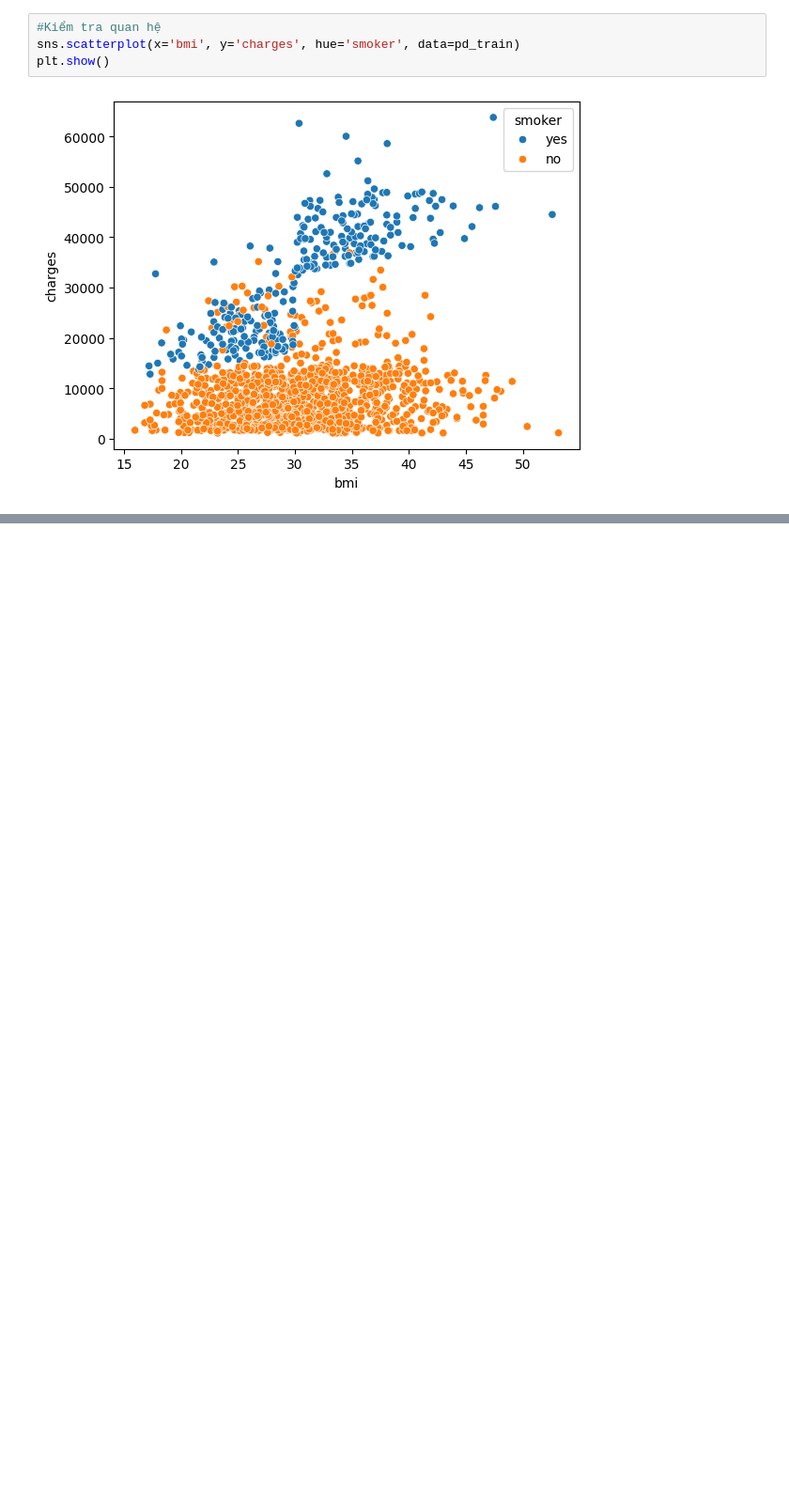
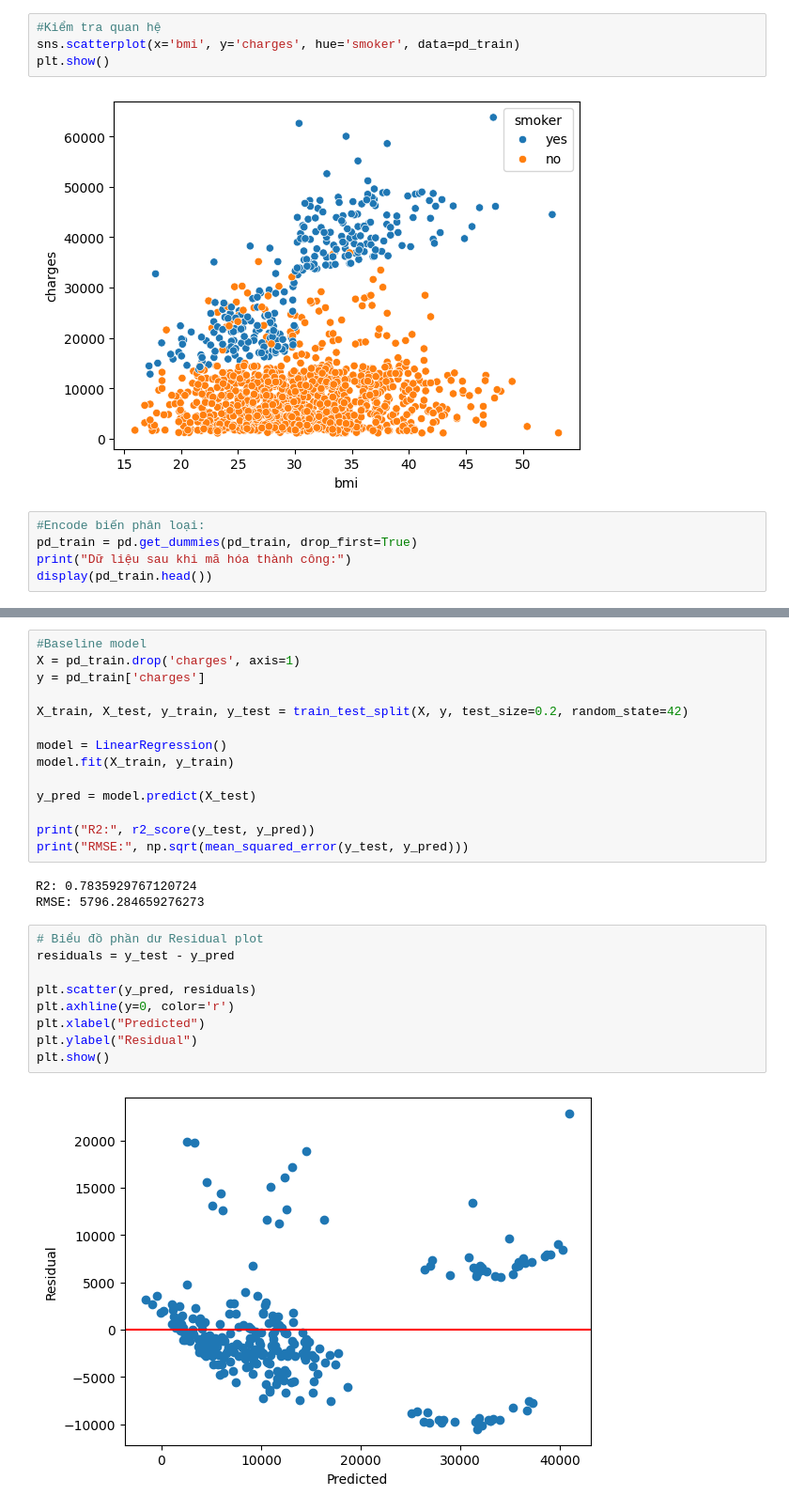
Before and after one commit to thuynguyenhuit/hocsau, a Jupyter notebook: Phan_tich_hoi_quy_tuyen_tinh_Insurance.ipynb, the cells around one changed output, grey strips where cells are left out. Shown at 94% size. Saved outputs shown, nothing was run; the diff lists cells and outputs as text; blank space fills up the shorter version.

```diff
--- a/Phan_tich_hoi_quy_tuyen_tinh_Insurance.ipynb
+++ b/Phan_tich_hoi_quy_tuyen_tinh_Insurance.ipynb
@@ -61,3 +61,8 @@ sns.scatterplot(x='bmi', y='charges', hue='smoker', data=pd_train)
 plt.show()
 # %% [output]
 [figure]
+# %%
+#Encode biến phân loại:
+pd_train = pd.get_dummies(pd_train, drop_first=True)
+print("Dữ liệu sau khi mã hóa thành công:")
+display(pd_train.head())
@@ -63,0 +77,28 @@ plt.show()
+# %%
+#Baseline model
+X = pd_train.drop('charges', axis=1)
+y = pd_train['charges']
+
+X_train, X_test, y_train, y_test = train_test_split(X, y, test_size=0.2, random_state=42)
+
+model = LinearRegression()
+model.fit(X_train, y_train)
+
+y_pred = model.predict(X_test)
+
+print("R2:", r2_score(y_test, y_pred))
+print("RMSE:", np.sqrt(mean_squared_error(y_test, y_pred)))
+# %% [output]
+R2: 0.7835929767120724
+RMSE: 5796.284659276273
+# %%
+# Biểu đồ phần dư Residual plot
+residuals = y_test - y_pred
+
+plt.scatter(y_pred, residuals)
+plt.axhline(y=0, color='r')
+plt.xlabel("Predicted")
+plt.ylabel("Residual")
+plt.show()
+# %% [output]
+[figure, added]
```
Also changed, not shown: parts of 1 cell of this notebook.
